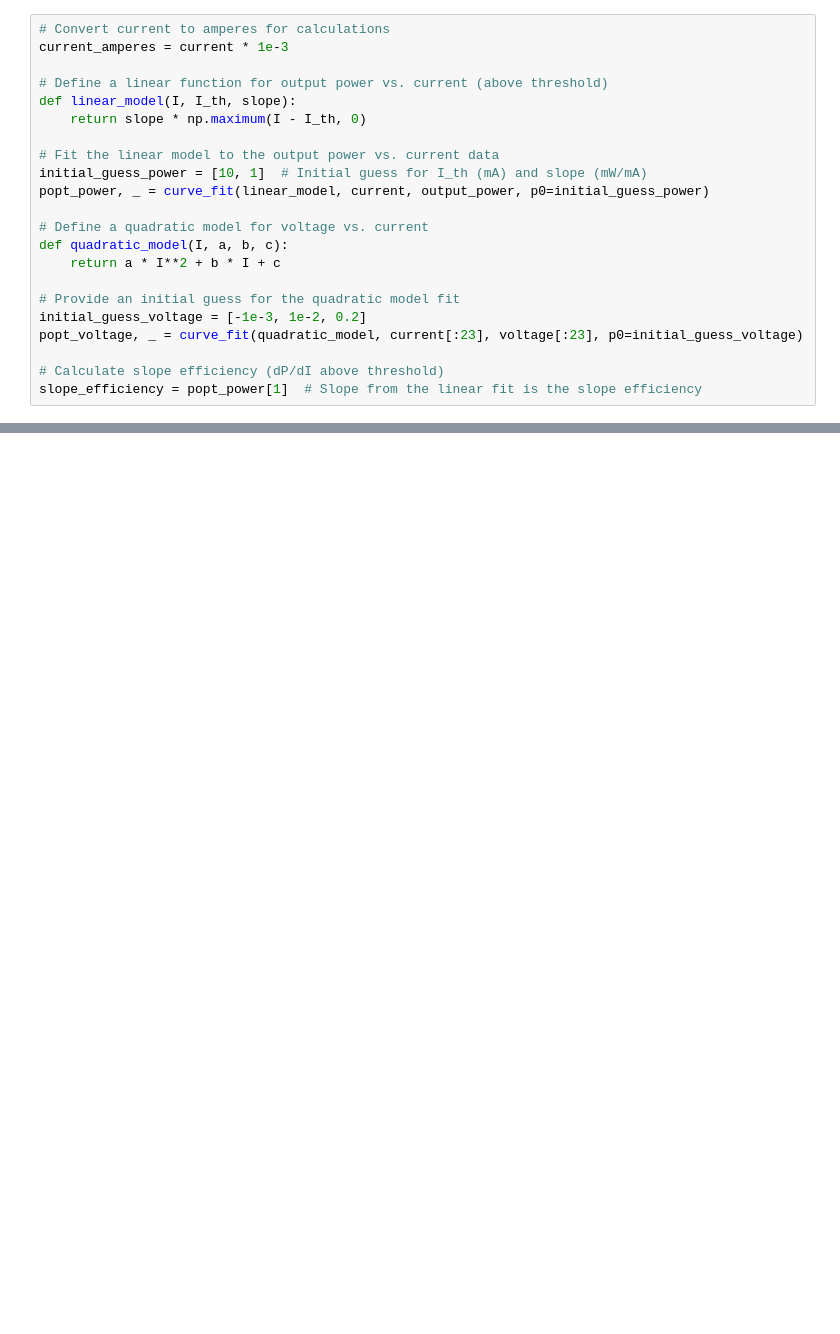
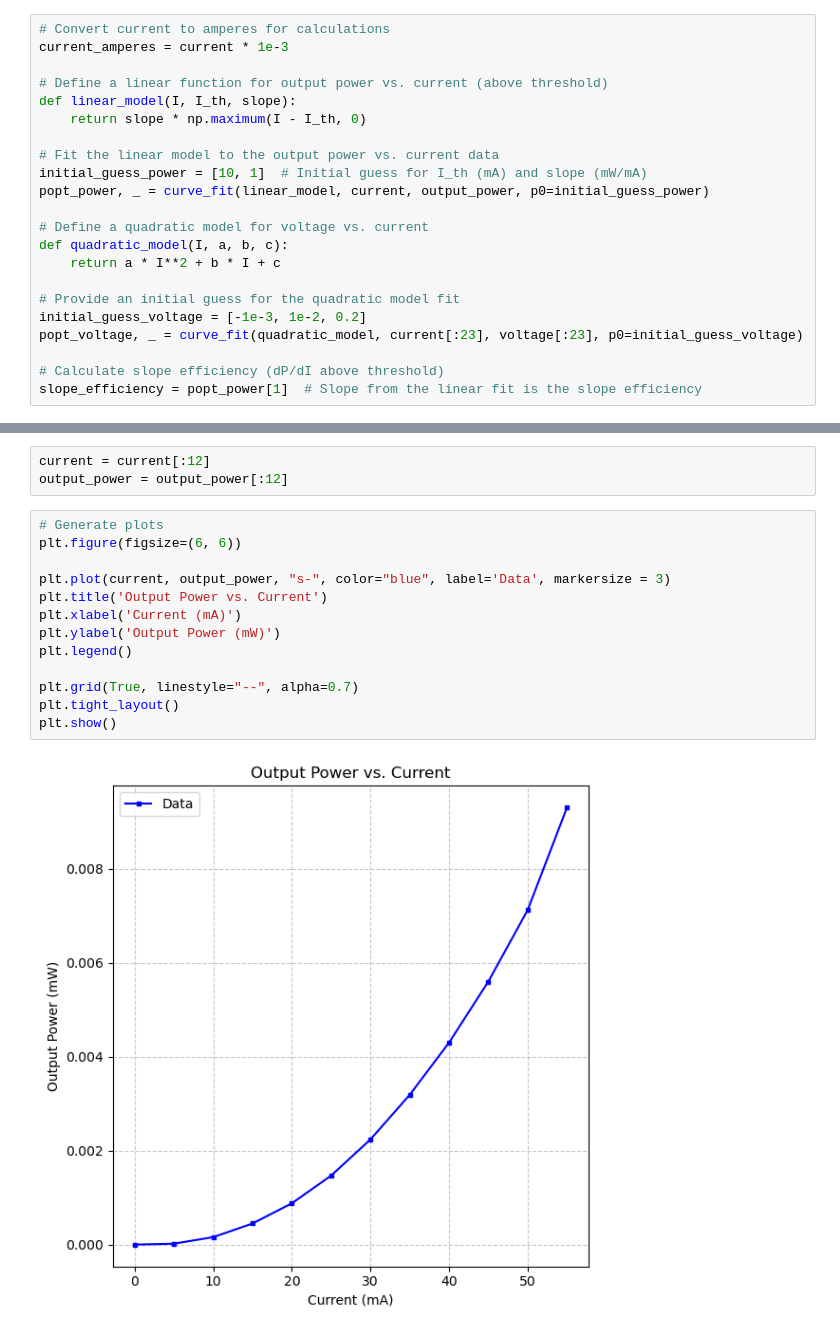
Before and after one commit to sdracia/Q-OpticsLaser, a Jupyter notebook: lab4/analysis.ipynb, the cells around one changed output, grey strips where cells are left out. Saved outputs shown, nothing was run; the diff lists cells and outputs as text; blank space fills up the shorter version.

```diff
--- a/lab4/analysis.ipynb
+++ b/lab4/analysis.ipynb
@@ -70,0 +79,18 @@ c: 0.63
+# %%
+current = current[:12]
+output_power = output_power[:12]
+# %%
+# Generate plots
+plt.figure(figsize=(6, 6))
+
+plt.plot(current, output_power, "s-", color="blue", label='Data', markersize = 3)
+plt.title('Output Power vs. Current')
+plt.xlabel('Current (mA)')
+plt.ylabel('Output Power (mW)')
+plt.legend()
+
+plt.grid(True, linestyle="--", alpha=0.7)
+plt.tight_layout()
+plt.show()
+# %% [output]
+[figure, added]
```
Also changed, not shown: parts of 8 cells of this notebook, 9 other files.
